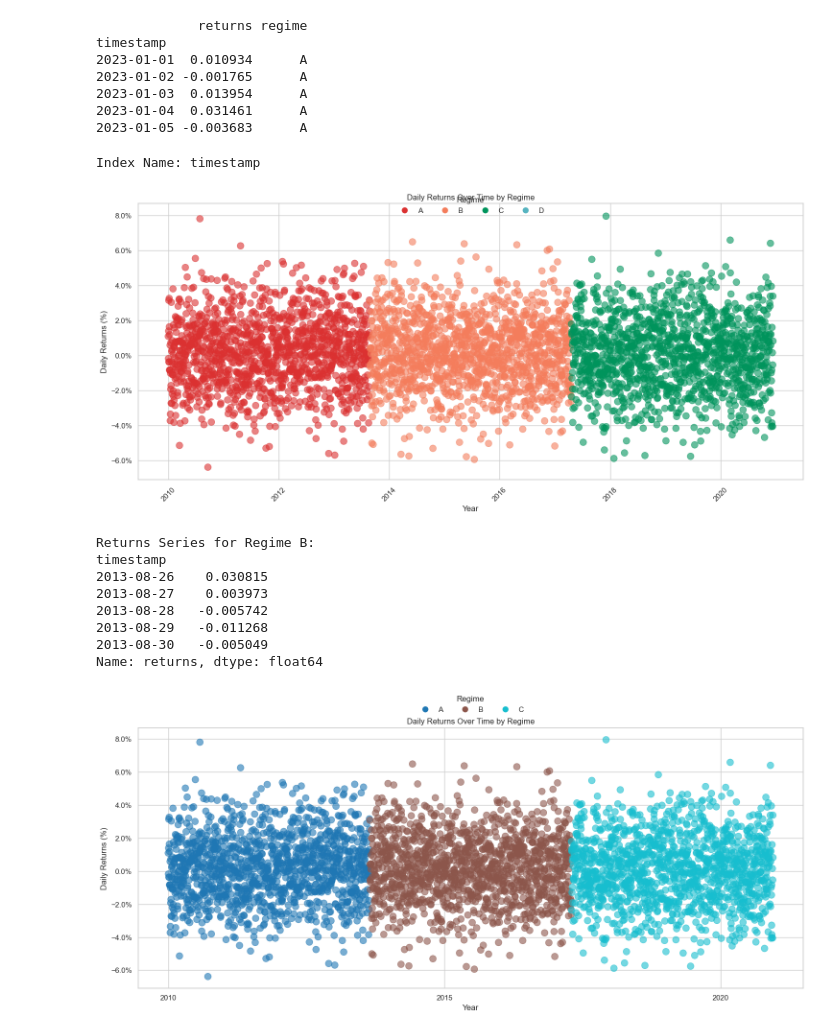
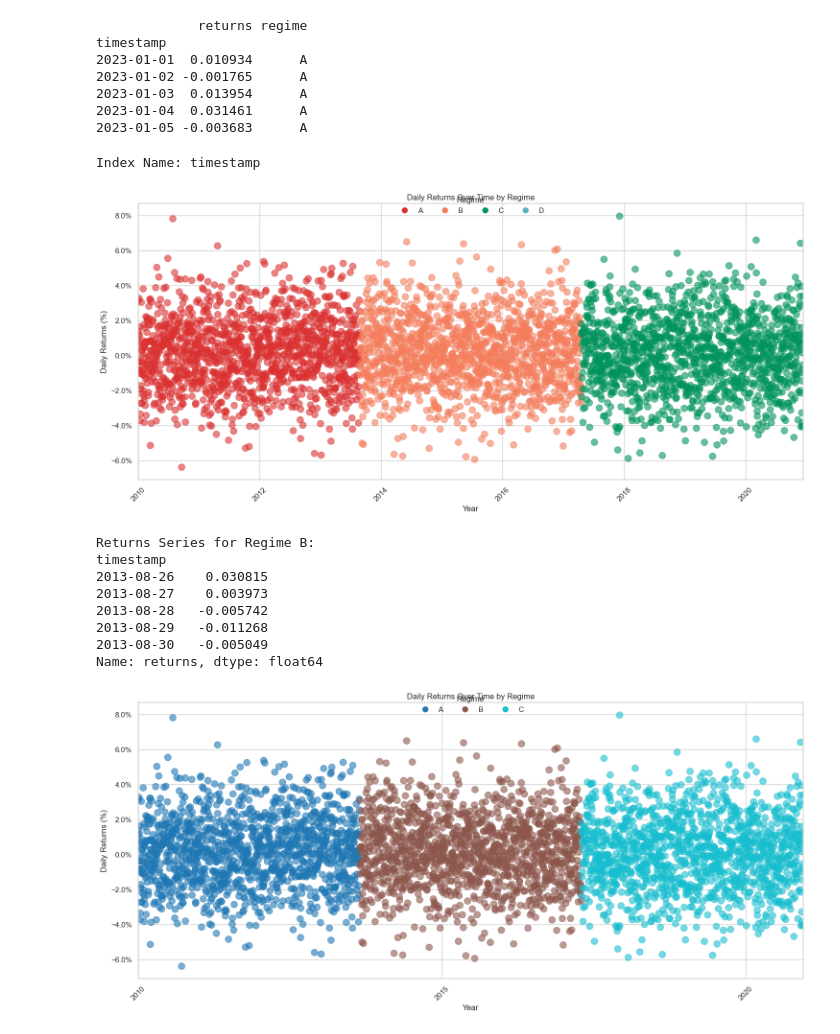
Before and after one commit to Aurelie-Dubost/xeu, a Jupyter notebook: clean_data.ipynb, the cells around one changed output. Cells and saved outputs as stored; diff of their text form; code cells hidden in the pictures.

```diff
--- a/clean_data.ipynb
+++ b/clean_data.ipynb
@@ -246,6 +246,13 @@ import matplotlib.pyplot as plt
 import matplotlib.dates as mdates
 from matplotlib.ticker import PercentFormatter
 from matplotlib.lines import Line2D
+
+import seaborn as sns
+import matplotlib.pyplot as plt
+import matplotlib.dates as mdates
+from matplotlib.ticker import PercentFormatter
+from matplotlib.lines import Line2D
+import numpy as np
 
 def plot_returns_seaborn(df, time_col='timestamp', return_col='returns', regime_col='regime',
                         regime_colors=None, figsize=(15, 7), alpha=0.6, s=100,
@@ -314,6 +321,7 @@ def plot_returns_seaborn(df, time_col='timestamp', return_col='returns', regime_
     # Optionally, set minor ticks for months
     ax.xaxis.set_minor_locator(mdates.MonthLocator())
 
+    # Rotate x-ticks for better readability
     plt.xticks(rotation=45)
 
     # Custom legend positioned below the title
@@ -323,6 +331,14 @@ def plot_returns_seaborn(df, time_col='timestamp', return_col='returns', regime_
 
     plt.legend(handles=legend_elements, title='Regime', loc='upper center',
                bbox_to_anchor=(0.5, 1.05), ncol=len(regime_colors), frameon=False)
+
+    # **Set X-Axis Limits to Data Range**
+    min_date = df_plot[time_col].min()
+    max_date = df_plot[time_col].max()
+    ax.set_xlim(min_date, max_date)
+
+    # **Adjust Plot Margins (Optional)**
+    plt.margins(x=0)  # Remove any additional margins on x-axis
 
     plt.tight_layout()
     plt.show()
@@ -371,34 +387,34 @@ if __name__ == "__main__":
     # regime_colors = {
     #     'A': (1.0, 0.341, 0.2),   # Vibrant Orange
     #     'B': (0.2, 1.0, 0.341),   # Bright Green
     #     'C': (0.2, 0.341, 1.0)    # Strong Blue
     # }
     regime_colors = {
     'A':  (215/250, 48/250, 48/250),  # pure red
     'B':   (239/250, 123/250, 90/250),  # orange-ish
     'C':   (0/250, 145/250, 90/250),  # darker green
     'D':  (86/255, 180/255, 192/255),  # pure blue
 }
 
     # Set 'timestamp' as the index and ensure index name is 'timestamp'
     df.set_index('timestamp', inplace=True)
     df.index.name = 'timestamp'  # Ensure the index name is correctly set
 
     # Optional: Verify the index name
     print("Index Name:", df.index.name)
 
     # Plot using the updated Seaborn function with yearly ticks every 2 years
     plot_returns_seaborn(df, regime_colors=regime_colors, year_interval=2)
 
     # Extracting regime-wise return series
     regime_returns = extract_regime_series(df, return_col='returns', regime_col='regime')
 
     # Accessing and displaying the returns series for Regime B
     print("\nReturns Series for Regime B:")
     print(regime_returns['B'].head())
 # %% [output]
 Index Name: timestamp
-[figure, old version]
+[figure, new version]
 Returns Series for Regime B:
 timestamp
 2013-08-26    0.030815
@@ -412,4 +428,4 @@ if __name__ == "__main__":
     # Plot using the Seaborn function
     plot_returns_seaborn(df)
 # %% [output]
-[figure, old version]
+[figure, new version]
```
Also changed, not shown: parts of 4 cells of this notebook.
